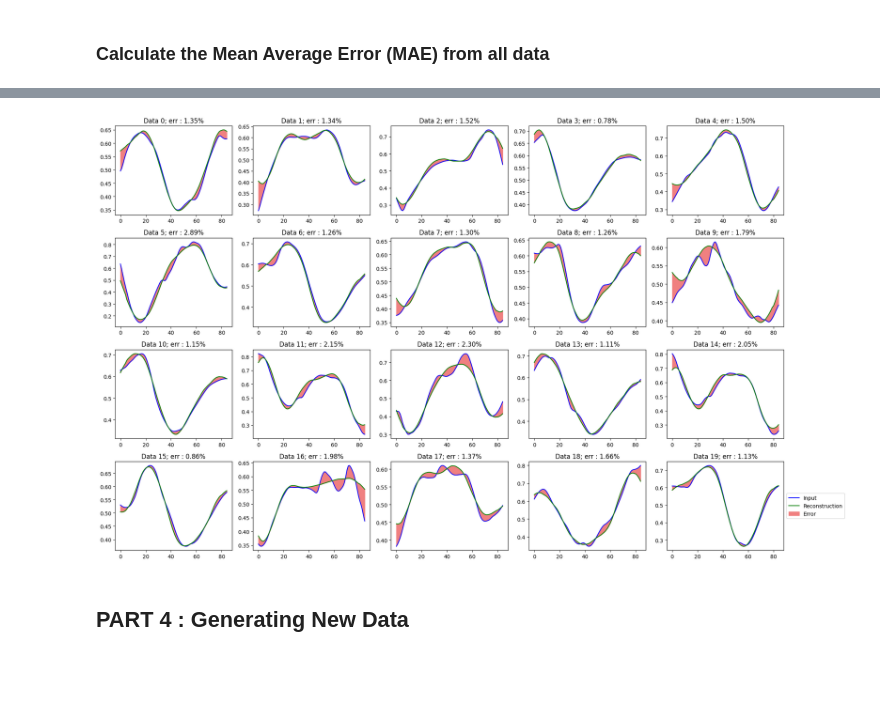
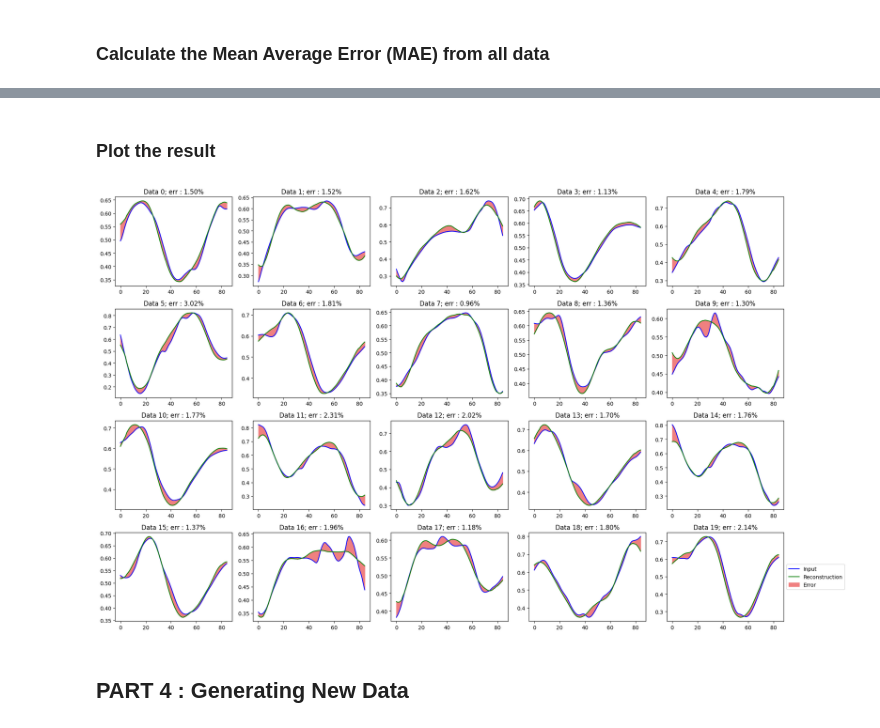
Before and after one commit to yokahealthcare/Anasa-GAN, a Jupyter notebook: [Main_v2] [AE] Breathing_Wave.ipynb, the cells around one changed output, grey strips where cells are left out. Drawn from its saved outputs; the diff is of its cells as text; code cells hidden in the pictures; blank space fills up the shorter version.

```diff
--- a/[Main_v2] [AE] Breathing_Wave.ipynb
+++ b/[Main_v2] [AE] Breathing_Wave.ipynb
@@ -125,6 +149,7 @@ class AE(Model):
     # First Layer
     self.encoder.add(Dense(64, input_shape=(85,)))
     self.encoder.add(LeakyReLU())
+    self.encoder.add(Dropout(0.2))
     # Second Layer
     self.encoder.add(Dense(32))
     self.encoder.add(LeakyReLU())
@@ -145,6 +170,9 @@ class AE(Model):
     self.decoder.add(Dense(32))
     self.decoder.add(LeakyReLU())
     # Third Layer
+    self.decoder.add(Dense(64))
+    self.decoder.add(LeakyReLU())
+    # Fourth Layer
     self.decoder.add(Dense(85))
     self.decoder.add(Activation(activations.sigmoid))
 
@@ -154,0 +185,6 @@ class AE(Model):
+# %%
+feature = 5
+X_3d = np.reshape(X, (X.shape[0], int(85/feature), feature))
+# (26400, 17, 5)
+# 5 indicator will be used per sequence/timestep per sample/row
+X_3d.shape
@@ -162,8 +279,8 @@ autoencoder.compile(optimizer=Adam(learning_rate=0.001), loss='mae')
 ## PART 3 : Training
 # %%
 # Fit the Model
-model = autoencoder.fit(X, X,
-          epochs=20,
-          batch_size=16,
+model = autoencoder.fit(X_3d, X,
+          epochs=10,
+          batch_size=32,
           shuffle=True, verbose=1)
 # %% [output]
@@ -207,7 +311,7 @@ def smooth_wave(wave):
 # %% [markdown]
 ### Testing the model
 # %%
-encoded_data = autoencoder.encoder(X).numpy()
+encoded_data = autoencoder.encoder(X_3d).numpy()
 decoded_data = autoencoder.decoder(encoded_data).numpy()
 
 # Apply the Savitzky-Golay filter
@@ -232,31 +326,34 @@ plt.show()
+# %% [markdown]
+### Plot the result
 # %%
+num_samples = 20
+row = int(num_samples / 5)
+
 # Create figure and axis objects
-row = int(20 / 5)
-
 fig, ax = plt.subplots(row, 5, figsize=(20,row*3))
 
 idx=0
 for y in range(row):
   for x in range(5):
     # Plot each time series
     ax[y, x].plot(X[idx], 'b')
     ax[y, x].plot(decoded_data[idx], 'g')
     ax[y, x].fill_between(np.arange(X.shape[1]), decoded_data[idx], X[idx], color='lightcoral')
     ax[y, x].set_title("Data {}; err : {:.2f}%".format(idx, loss[idx]*100))
     #ax[y, x].legend()
 
     idx += 1
 
 # legend
 plt.legend(labels=["Input", "Reconstruction", "Error"], loc='center left', bbox_to_anchor=(1, 0.5))
 
 # Customize the overall layout
 plt.tight_layout()
 
 # Show
 plt.show()
 # %% [output]
-[figure, old version]
+[figure, new version]
 # %% [markdown]
 ## PART 4 : Generating New Data
 # %%
```
Also changed, not shown: parts of 13 cells of this notebook.
